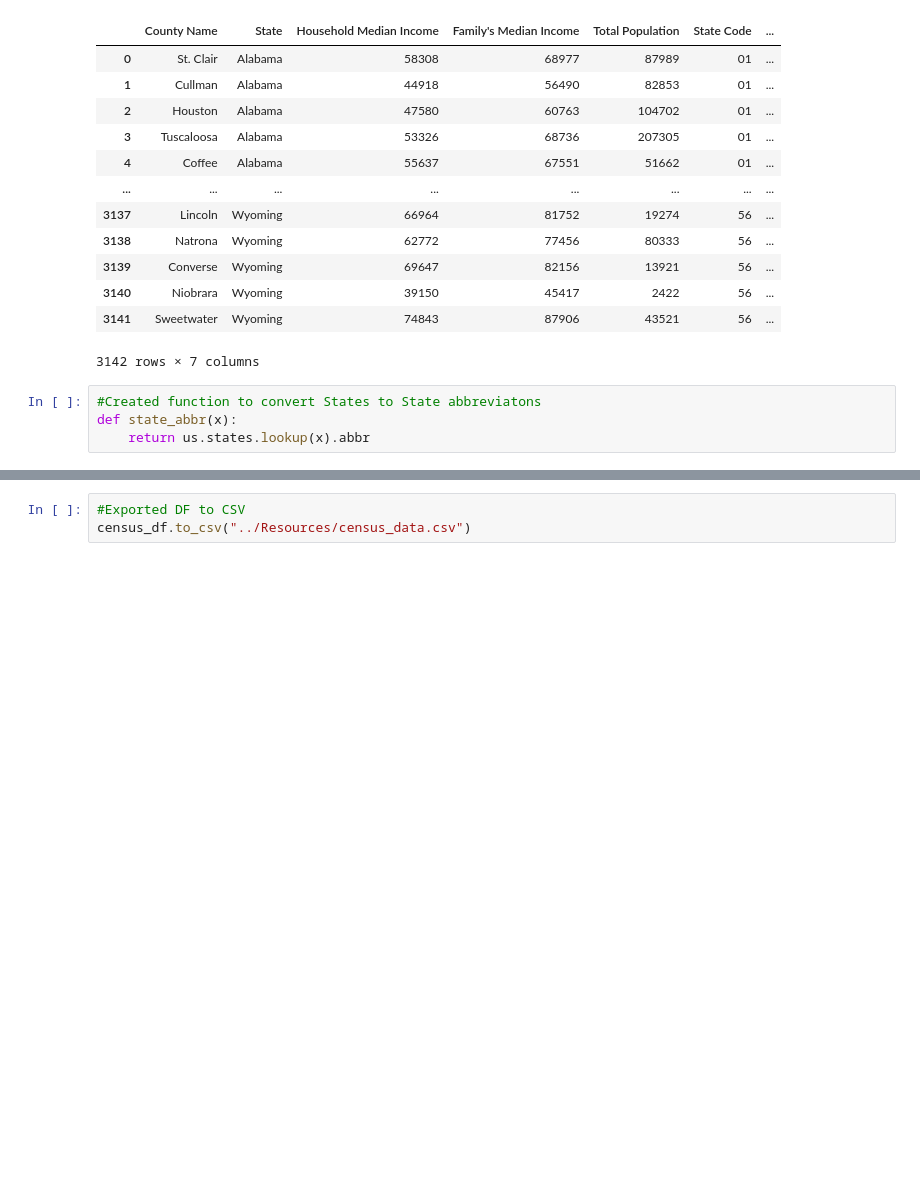
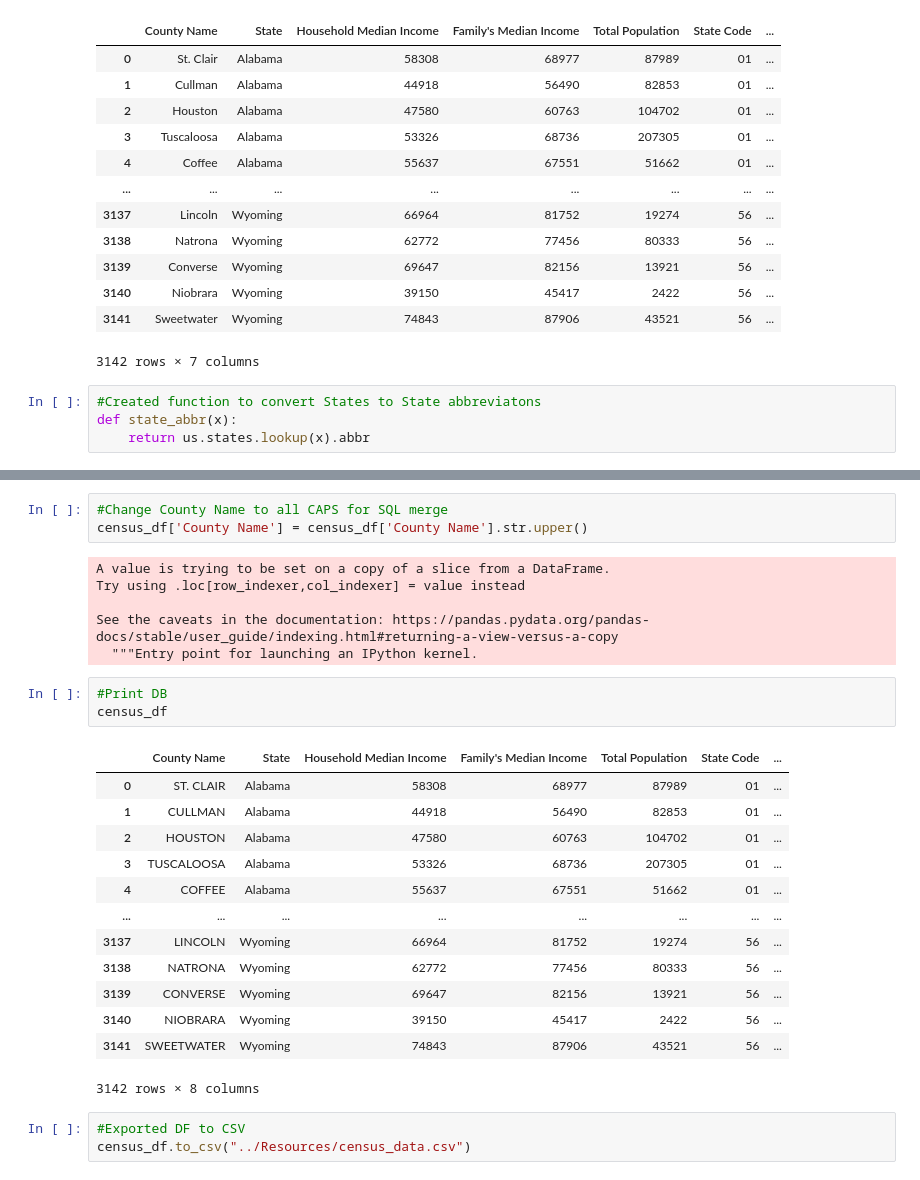
Before and after one commit to fisher1916/ETL-pipeline, a Jupyter notebook: census_read/census_data.ipynb, the cells around one changed output, grey strips where cells are left out. Cells and saved outputs as stored; diff of their text form; blank space fills up the shorter version.

Commit message:
Converted counties to all Upper Case

```diff
--- a/census_read/census_data.ipynb
+++ b/census_read/census_data.ipynb
@@ -176,6 +175,32 @@ See the caveats in the documentation: https://pandas.pydata.org/pandas-docs/stab
 | 3140 | Niobrara | Wyoming | 39150 | 45417 | 2422 | 56 | ... |
 | 3141 | Sweetwater | Wyoming | 74843 | 87906 | 43521 | 56 | ... |
 3142 rows × 8 columns
+# %%
+#Change County Name to all CAPS for SQL merge
+census_df['County Name'] = census_df['County Name'].str.upper()
+# %% [output]
+A value is trying to be set on a copy of a slice from a DataFrame.
+Try using .loc[row_indexer,col_indexer] = value instead
+
+See the caveats in the documentation: https://pandas.pydata.org/pandas-docs/stable/user_guide/indexing.html#returning-a-view-versus-a-copy
+  """Entry point for launching an IPython kernel.
+# %%
+#Print DB
+census_df
+# %% [output]
+|  | County Name | State | Household Median Income | Family's Median Income | Total Population | State Code | ... |
+| 0 | ST. CLAIR | Alabama | 58308 | 68977 | 87989 | 01 | ... |
+| 1 | CULLMAN | Alabama | 44918 | 56490 | 82853 | 01 | ... |
+| 2 | HOUSTON | Alabama | 47580 | 60763 | 104702 | 01 | ... |
+| 3 | TUSCALOOSA | Alabama | 53326 | 68736 | 207305 | 01 | ... |
+| 4 | COFFEE | Alabama | 55637 | 67551 | 51662 | 01 | ... |
+| ... | ... | ... | ... | ... | ... | ... | ... |
+| 3137 | LINCOLN | Wyoming | 66964 | 81752 | 19274 | 56 | ... |
+| 3138 | NATRONA | Wyoming | 62772 | 77456 | 80333 | 56 | ... |
+| 3139 | CONVERSE | Wyoming | 69647 | 82156 | 13921 | 56 | ... |
+| 3140 | NIOBRARA | Wyoming | 39150 | 45417 | 2422 | 56 | ... |
+| 3141 | SWEETWATER | Wyoming | 74843 | 87906 | 43521 | 56 | ... |
+3142 rows × 8 columns
 # %%
 #Exported DF to CSV
 census_df.to_csv("../Resources/census_data.csv")
```
Also changed, not shown: parts of 4 cells of this notebook, 3 other files.
